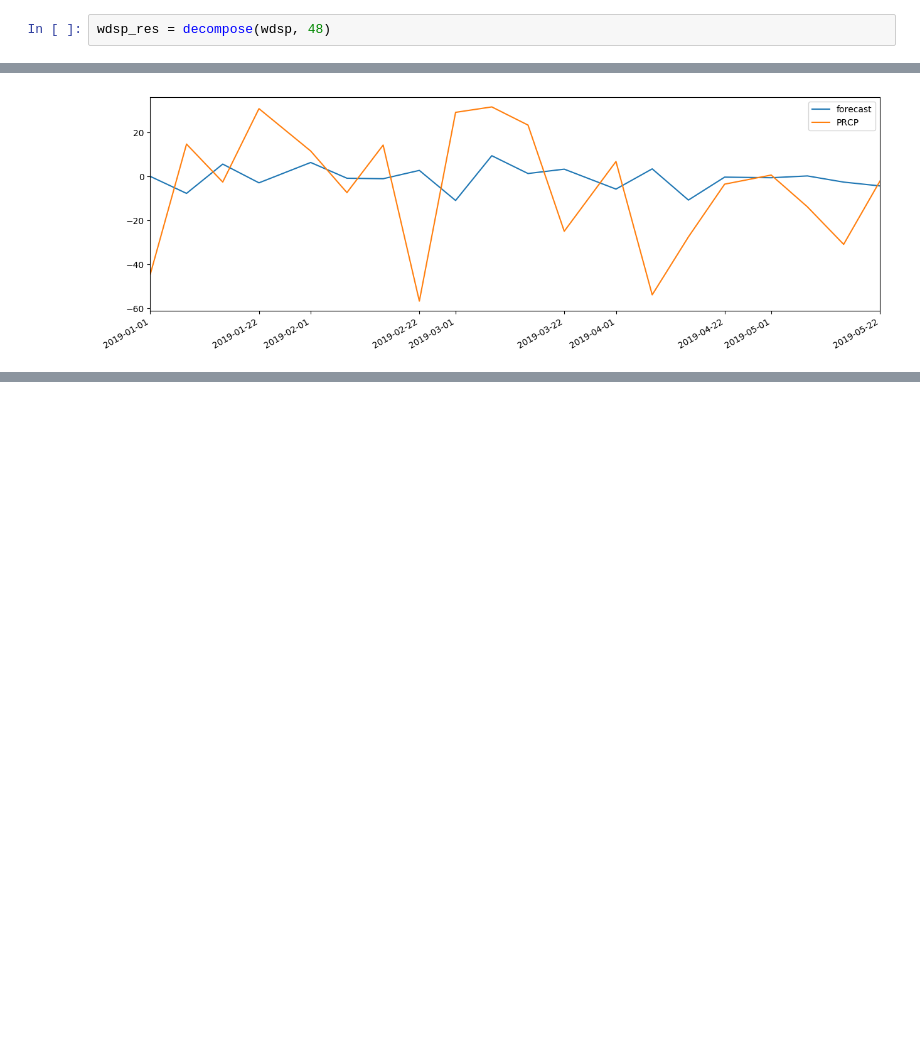
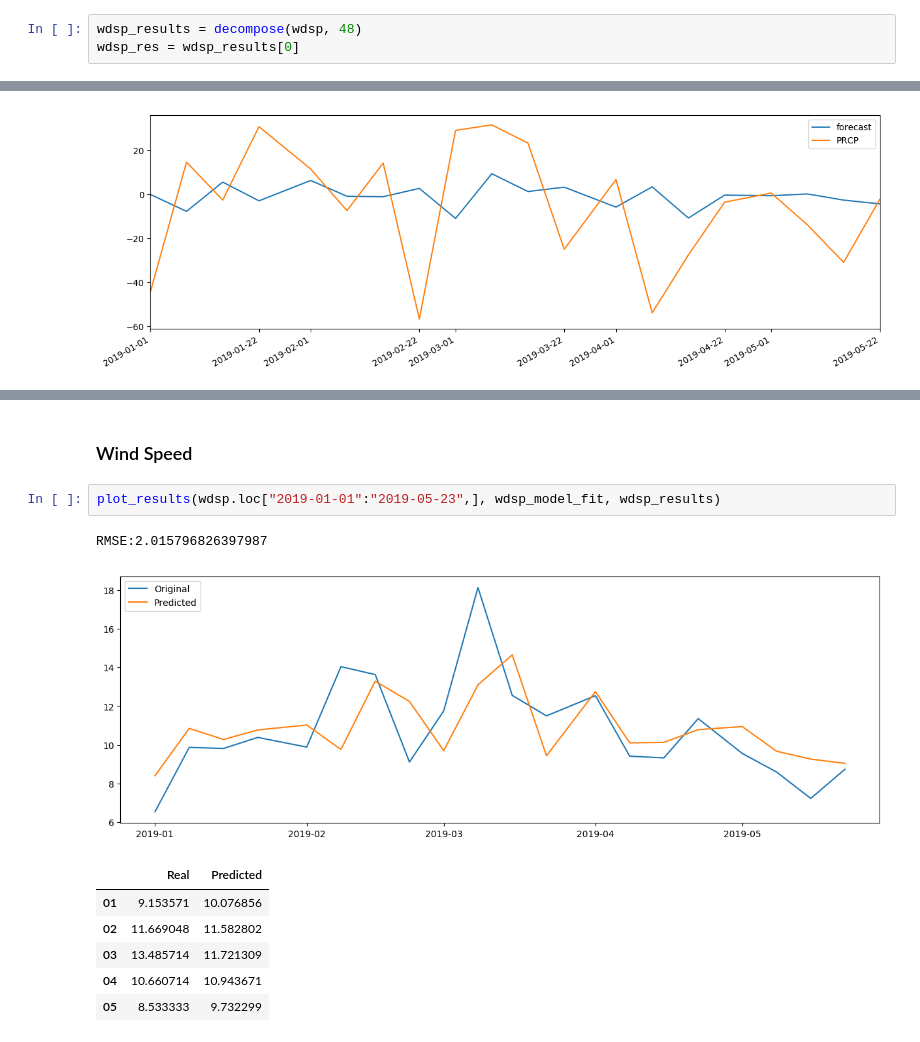
Before and after one commit to franchukpetro/Forest-fires-influence-analysis, a Jupyter notebook: analysis/london_analysis.ipynb, the cells around one changed output, grey strips where cells are left out. Cells and saved outputs as stored; diff of their text form; blank space fills up the shorter version.

```diff
--- a/analysis/london_analysis.ipynb
+++ b/analysis/london_analysis.ipynb
@@ -399,7 +402,8 @@ Name: WDSP, Length: 1436, dtype: float64
 # %% [markdown]
 __Decomposition__
 # %%
-wdsp_res = decompose(wdsp, 48)
+wdsp_results = decompose(wdsp, 48)
+wdsp_res = wdsp_results[0]
 # %% [output]
 [figure]
 # %%
@@ -570,0 +657,13 @@ plt.show()
+# %% [markdown]
+### Wind Speed
+# %%
+plot_results(wdsp.loc["2019-01-01":"2019-05-23",], wdsp_model_fit, wdsp_results)
+# %% [output]
+RMSE:2.015796826397987
+[figure, added]
+|  | Real | Predicted |
+| 01 | 9.153571 | 10.076856 |
+| 02 | 11.669048 | 11.582802 |
+| 03 | 13.485714 | 11.721309 |
+| 04 | 10.660714 | 10.943671 |
+| 05 | 8.533333 | 9.732299 |
```
Also changed, not shown: parts of 16 cells of this notebook, 3 other files.
